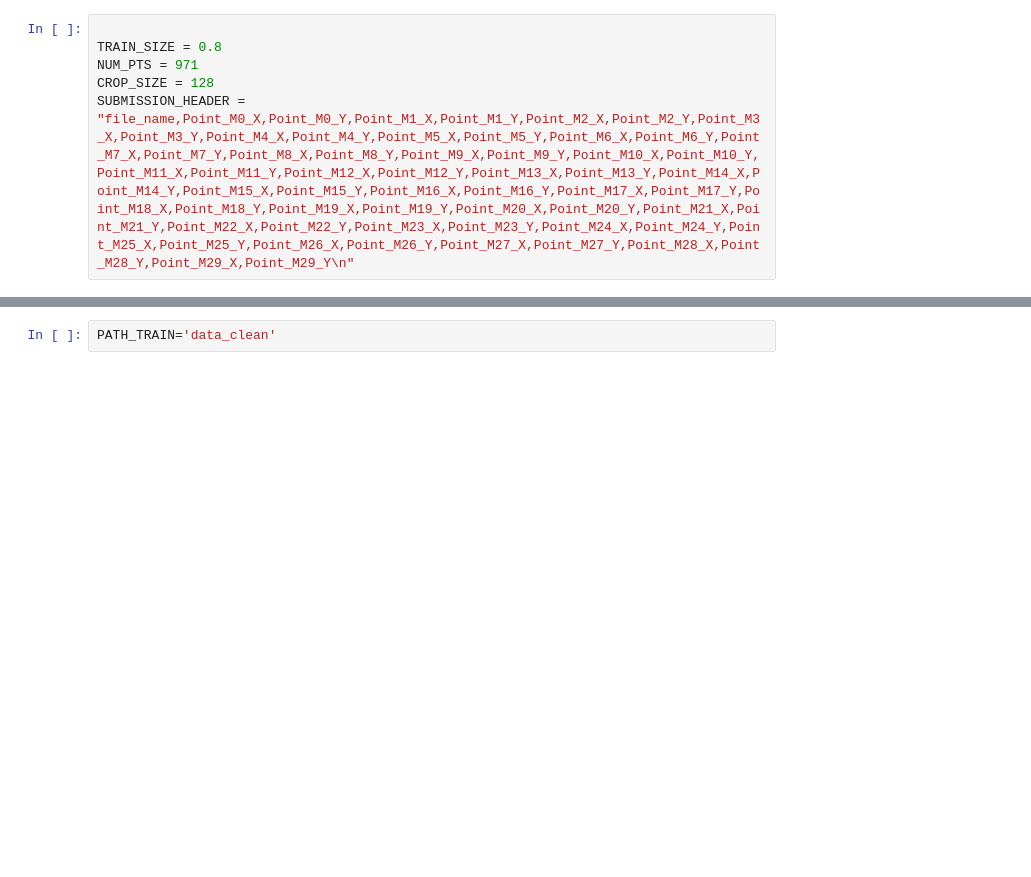
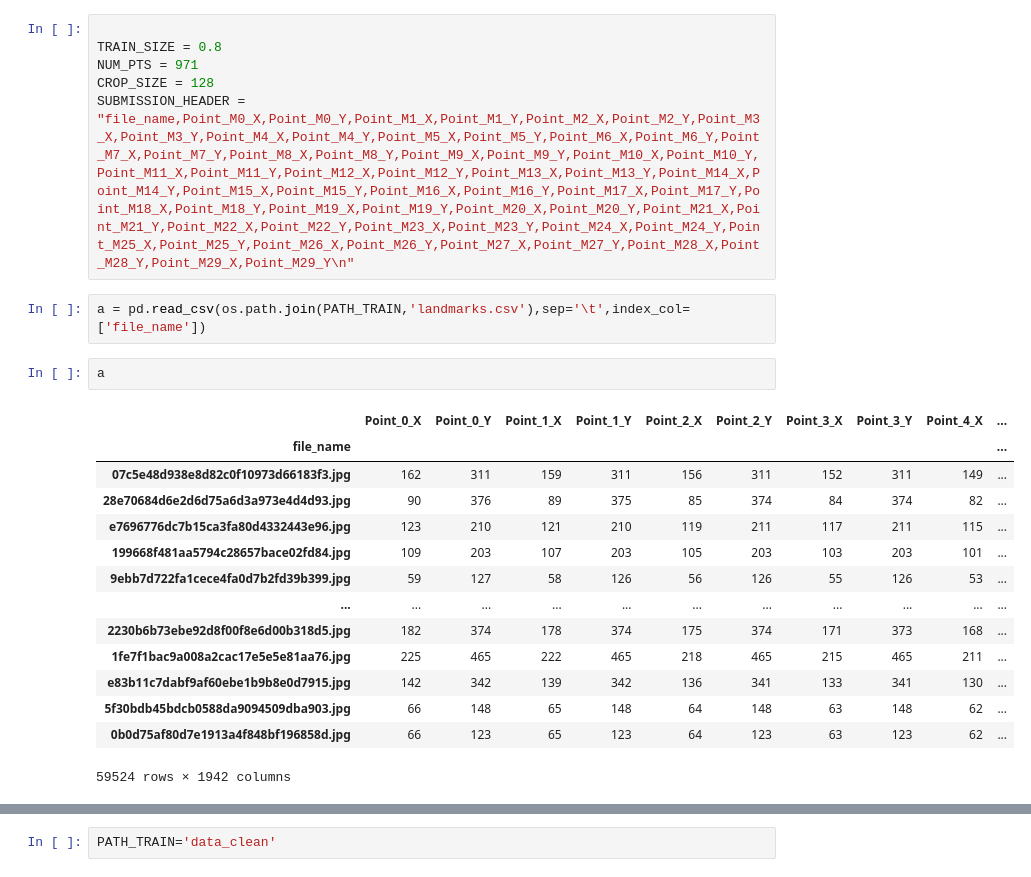
Before and after one commit to Ilyua/cv_made, a Jupyter notebook: contest1/oralcumshot.ipynb, the cells around one changed output, grey strips where cells are left out. Drawn from its saved outputs; the diff is of its cells as text; blank space fills up the shorter version.

```diff
--- a/contest1/oralcumshot.ipynb
+++ b/contest1/oralcumshot.ipynb
@@ -46,3 +47,22 @@ TRAIN_SIZE = 0.8
 NUM_PTS = 971
 CROP_SIZE = 128
 SUBMISSION_HEADER = "file_name,Point_M0_X,Point_M0_Y,Point_M1_X,Point_M1_Y,Point_M2_X,Point_M2_Y,Point_M3_X,Point_M3_Y,Point_M4_X,Point_M4_Y,Point_M5_X,Point_M5_Y,Point_M6_X,Point_M6_Y,Point_M7_X,Point_M7_Y,Point_M8_X,Point_M8_Y,Point_M9_X,Point_M9_Y,Point_M10_X,Point_M10_Y,Point_M11_X,Point_M11_Y,Point_M12_X,Point_M12_Y,Point_M13_X,Point_M13_Y,Point_M14_X,Point_M14_Y,Point_M15_X,Point_M15_Y,Point_M16_X,Point_M16_Y,Point_M17_X,Point_M17_Y,Point_M18_X,Point_M18_Y,Point_M19_X,Point_M19_Y,Point_M20_X,Point_M20_Y,Point_M21_X,Point_M21_Y,Point_M22_X,Point_M22_Y,Point_M23_X,Point_M23_Y,Point_M24_X,Point_M24_Y,Point_M25_X,Point_M25_Y,Point_M26_X,Point_M26_Y,Point_M27_X,Point_M27_Y,Point_M28_X,Point_M28_Y,Point_M29_X,Point_M29_Y\n"
+# %%
+a = pd.read_csv(os.path.join(PATH_TRAIN,'landmarks.csv'),sep='\t',index_col=['file_name'])
+# %%
+a
+# %% [output]
+|  | Point_0_X | Point_0_Y | Point_1_X | Point_1_Y | Point_2_X | Point_2_Y | Point_3_X | Point_3_Y | Point_4_X | ... |
+| file_name |  |  |  |  |  |  |  |  |  | ... |
+| 07c5e48d938e8d82c0f10973d66183f3.jpg | 162 | 311 | 159 | 311 | 156 | 311 | 152 | 311 | 149 | ... |
+| 28e70684d6e2d6d75a6d3a973e4d4d93.jpg | 90 | 376 | 89 | 375 | 85 | 374 | 84 | 374 | 82 | ... |
+| e7696776dc7b15ca3fa80d4332443e96.jpg | 123 | 210 | 121 | 210 | 119 | 211 | 117 | 211 | 115 | ... |
+| 199668f481aa5794c28657bace02fd84.jpg | 109 | 203 | 107 | 203 | 105 | 203 | 103 | 203 | 101 | ... |
+| 9ebb7d722fa1cece4fa0d7b2fd39b399.jpg | 59 | 127 | 58 | 126 | 56 | 126 | 55 | 126 | 53 | ... |
+| ... | ... | ... | ... | ... | ... | ... | ... | ... | ... | ... |
+| 2230b6b73ebe92d8f00f8e6d00b318d5.jpg | 182 | 374 | 178 | 374 | 175 | 374 | 171 | 373 | 168 | ... |
+| 1fe7f1bac9a008a2cac17e5e5e81aa76.jpg | 225 | 465 | 222 | 465 | 218 | 465 | 215 | 465 | 211 | ... |
+| e83b11c7dabf9af60ebe1b9b8e0d7915.jpg | 142 | 342 | 139 | 342 | 136 | 341 | 133 | 341 | 130 | ... |
+| 5f30bdb45bdcb0588da9094509dba903.jpg | 66 | 148 | 65 | 148 | 64 | 148 | 63 | 148 | 62 | ... |
+| 0b0d75af80d7e1913a4f848bf196858d.jpg | 66 | 123 | 65 | 123 | 64 | 123 | 63 | 123 | 62 | ... |
+59524 rows × 1942 columns
```
Also changed, not shown: parts of 26 cells of this notebook.
